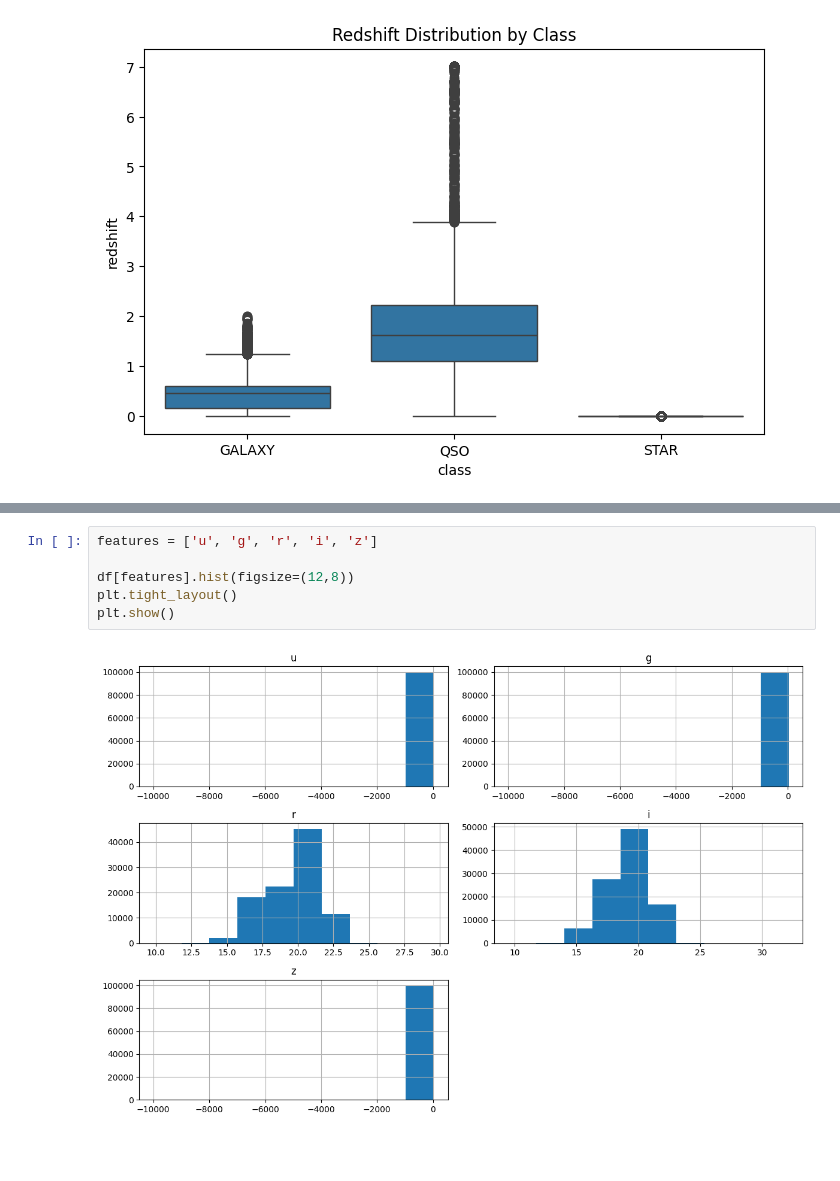
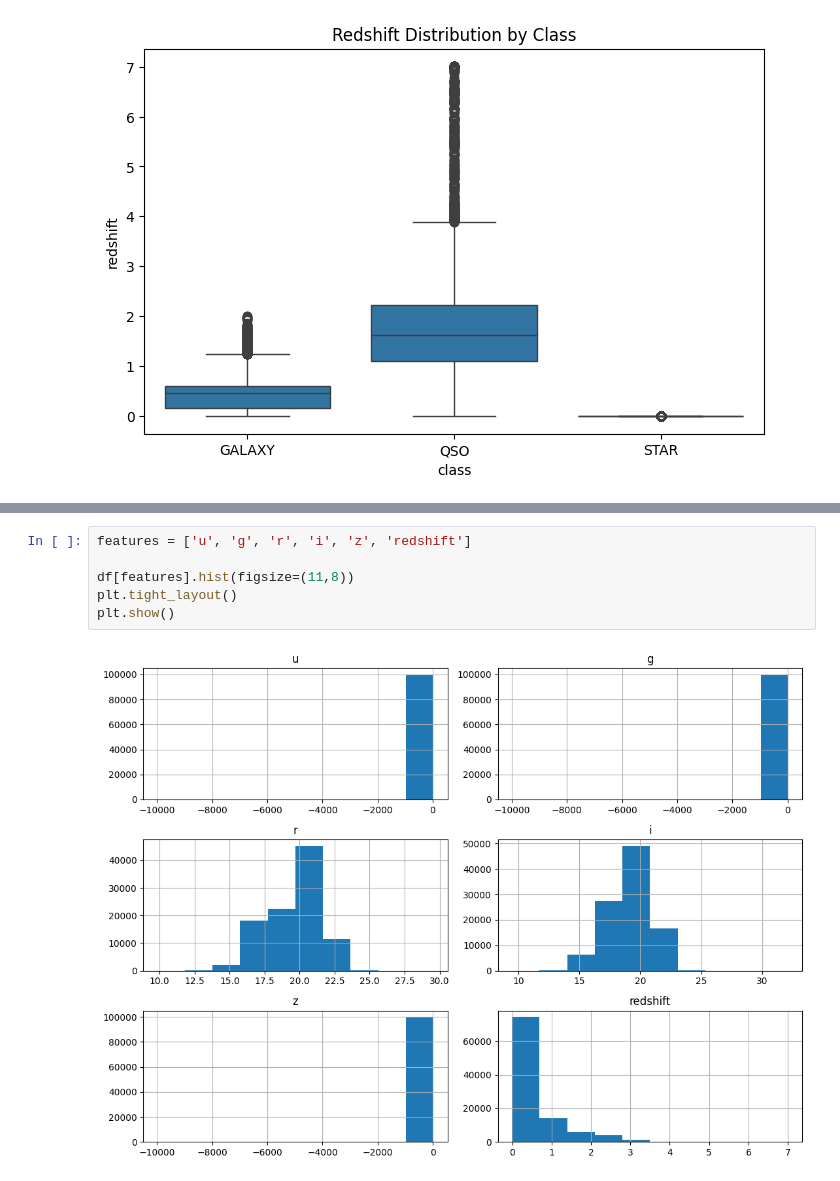
Before and after one commit to shanesimmons812/comp-project, a Jupyter notebook: py/Q1_folder/Q1_notebook.ipynb, the cells around one changed output, grey strips where cells are left out. Saved outputs shown, nothing was run; the diff lists cells and outputs as text; blank space fills up the shorter version.

```diff
--- a/py/Q1_folder/Q1_notebook.ipynb
+++ b/py/Q1_folder/Q1_notebook.ipynb
@@ -75,8 +124,8 @@ plt.show()
 # %%
-features = ['u', 'g', 'r', 'i', 'z']
+features = ['u', 'g', 'r', 'i', 'z', 'redshift']
 
-df[features].hist(figsize=(12,8))
+df[features].hist(figsize=(11,8))
 plt.tight_layout()
 plt.show()
 # %% [output]
-[figure, old version]
+[figure, new version]
```
Also changed, not shown: parts of 21 cells of this notebook.
